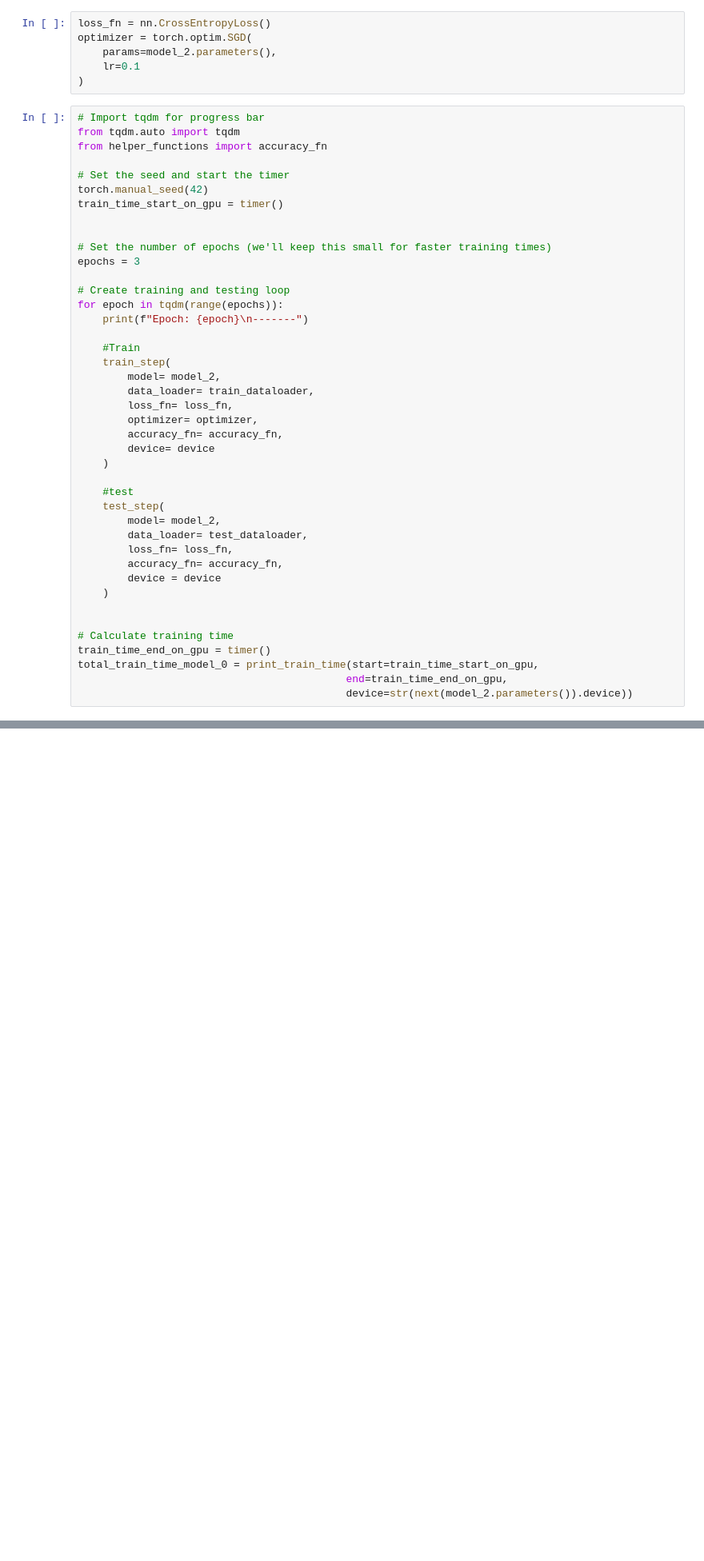
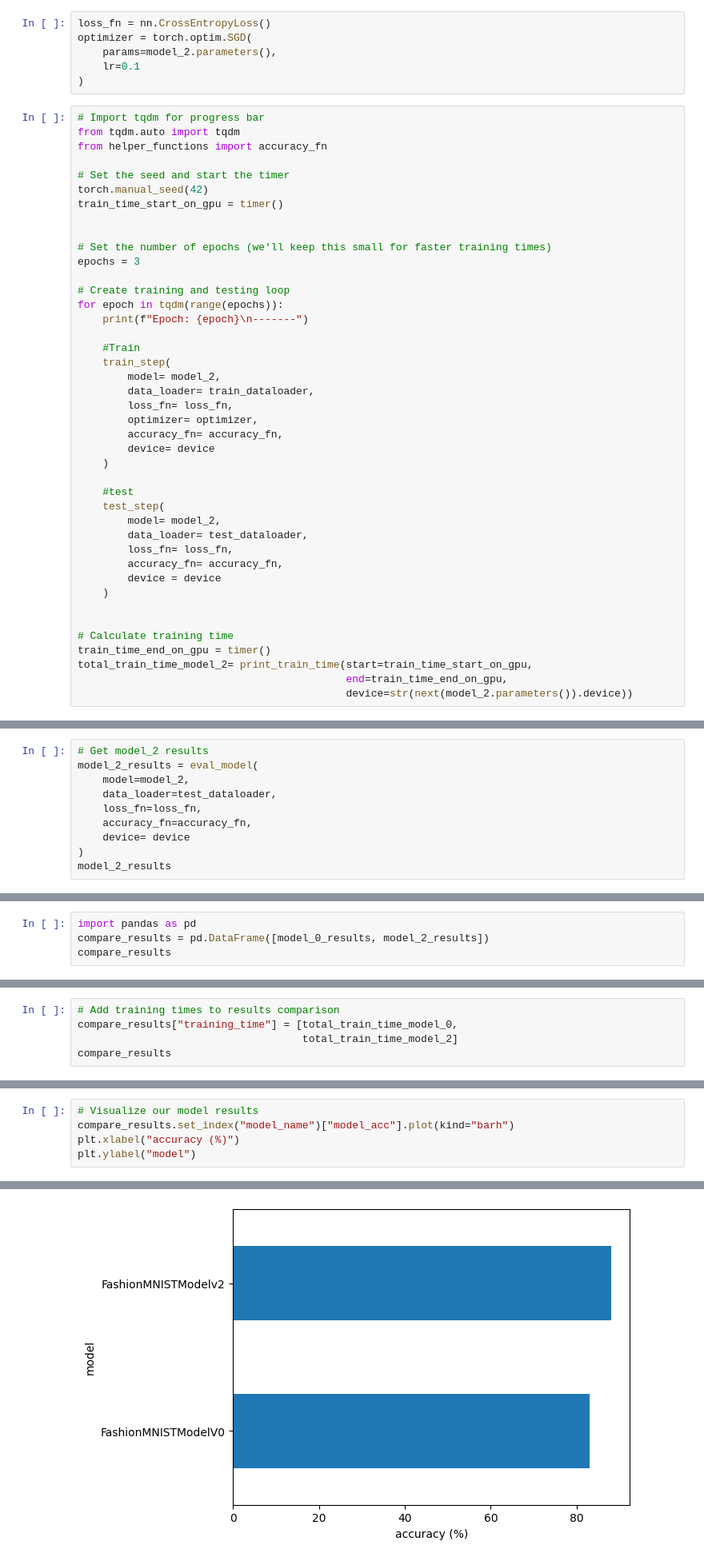
Before and after one commit to Sanjit10/Learning_pyTorch, a Jupyter notebook: tf-knugs/computer_vision.ipynb, the cells around one changed output, grey strips where cells are left out. Shown: that part at 80% size. Saved outputs shown, nothing was run; the diff lists cells and outputs as text; blank space fills up the shorter version.

Commit message:
pre-trained models

```diff
--- a/tf-knugs/computer_vision.ipynb
+++ b/tf-knugs/computer_vision.ipynb
@@ -488,7 +489,7 @@ for epoch in tqdm(range(epochs)):
 
 # Calculate training time
 train_time_end_on_gpu = timer()
-total_train_time_model_0 = print_train_time(start=train_time_start_on_gpu,
+total_train_time_model_2= print_train_time(start=train_time_start_on_gpu,
                                            end=train_time_end_on_gpu,
                                            device=str(next(model_2.parameters()).device))
 # %% [output]
@@ -510,0 +512,10 @@ Train time on cuda:0: 66.765 seconds
+# %%
+# Get model_2 results
+model_2_results = eval_model(
+    model=model_2,
+    data_loader=test_dataloader,
+    loss_fn=loss_fn,
+    accuracy_fn=accuracy_fn,
+    device= device
+)
+model_2_results
@@ -510,0 +526,4 @@ Train time on cuda:0: 66.765 seconds
+# %%
+import pandas as pd
+compare_results = pd.DataFrame([model_0_results, model_2_results])
+compare_results
@@ -510,0 +534,5 @@ Train time on cuda:0: 66.765 seconds
+# %%
+# Add training times to results comparison
+compare_results["training_time"] = [total_train_time_model_0,
+                                    total_train_time_model_2]
+compare_results
@@ -510,0 +543,6 @@ Train time on cuda:0: 66.765 seconds
+# %%
+# Visualize our model results
+compare_results.set_index("model_name")["model_acc"].plot(kind="barh")
+plt.xlabel("accuracy (%)")
+plt.ylabel("model")
+# %% [output]
@@ -510,0 +550 @@ Train time on cuda:0: 66.765 seconds
+[figure, added]
```
Also changed, not shown: parts of 20 cells of this notebook, 17 other files.
